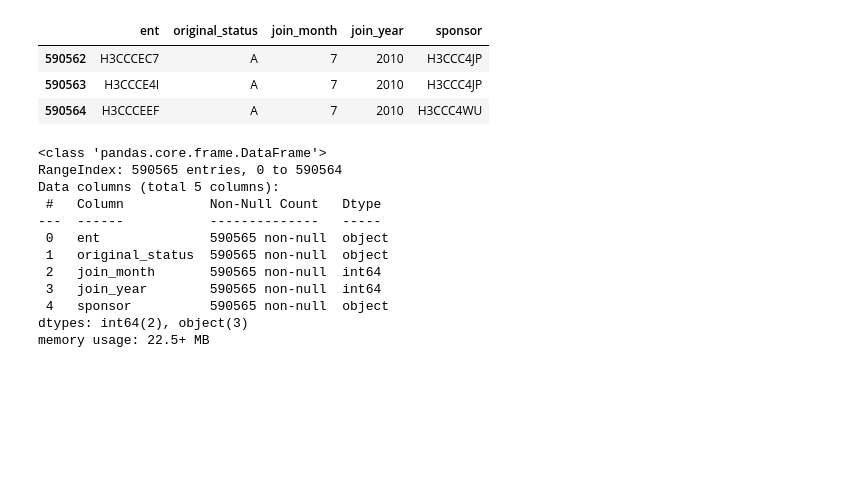
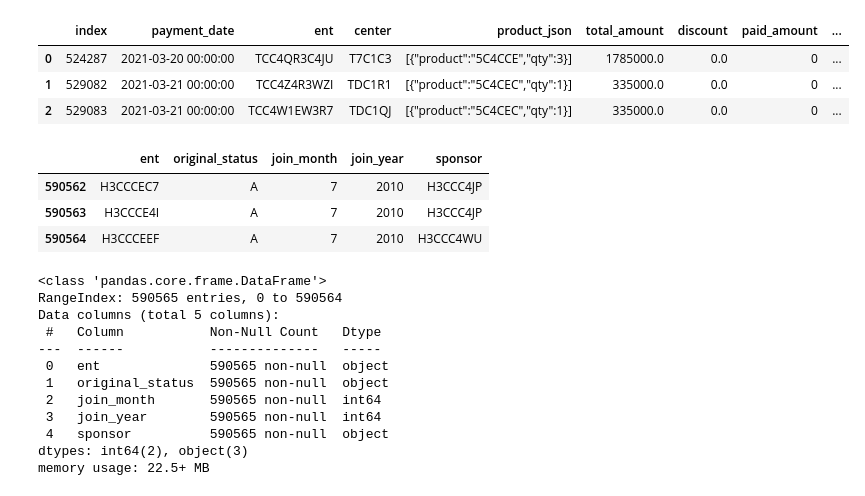
Before and after one commit to terjirapat/MADT8101-Customer-Analytics, a Jupyter notebook: Workshop 5 - Segmentation/main.ipynb, the cells around one changed output. Saved outputs shown, nothing was run; the diff lists cells and outputs as text; code cells hidden in the pictures; blank space fills up the shorter version.

```diff
--- a/Workshop 5 - Segmentation/main.ipynb
+++ b/Workshop 5 - Segmentation/main.ipynb
@@ -25,6 +25,18 @@ trans_2021 = pd.read_csv('transaction 2021.csv')
 trans_2022 = pd.read_csv('transaction 2022.csv')
 trans_2023 = pd.read_csv('transaction 2023.csv')
 df_trans = pd.concat([trans_2021, trans_2022, trans_2023])
+# %%
+trans_2021 = pd.read_csv('df2021_new.csv')
+trans_2022 = pd.read_csv('df2022_new.csv')
+trans_2023 = pd.read_csv('df2023_new.csv')
+df_trans_new = pd.concat([trans_2021, trans_2022, trans_2023])
+# %%
+df_trans_new.head(3)
+# %% [output]
+|  | index | payment_date | ent | center | product_json | total_amount | discount | paid_amount | ... |
+| 0 | 524287 | 2021-03-20 00:00:00 | TCC4QR3C4JU | T7C1C3 | [{"product":"5C4CCE","qty":3}] | 1785000.0 | 0.0 | 0 | ... |
+| 1 | 529082 | 2021-03-21 00:00:00 | TCC4Z4R3WZI | TDC1R1 | [{"product":"5C4CEC","qty":1}] | 335000.0 | 0.0 | 0 | ... |
+| 2 | 529083 | 2021-03-21 00:00:00 | TCC4W1EW3R7 | TDC1QJ | [{"product":"5C4CEC","qty":1}] | 335000.0 | 0.0 | 0 | ... |
 # %%
 df_member.tail(3)
 # %% [output]
```
Also changed, not shown: parts of 10 cells of this notebook.
